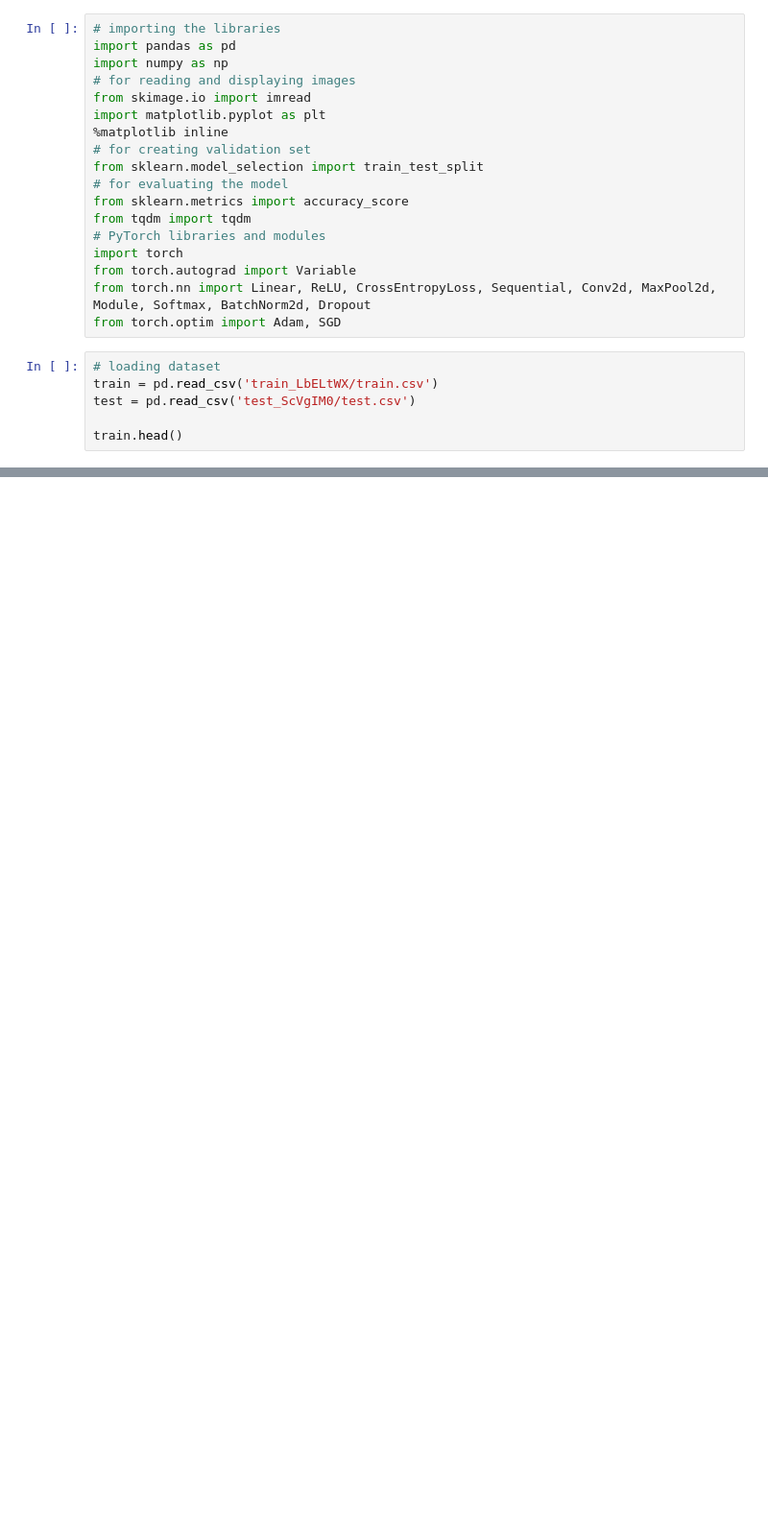
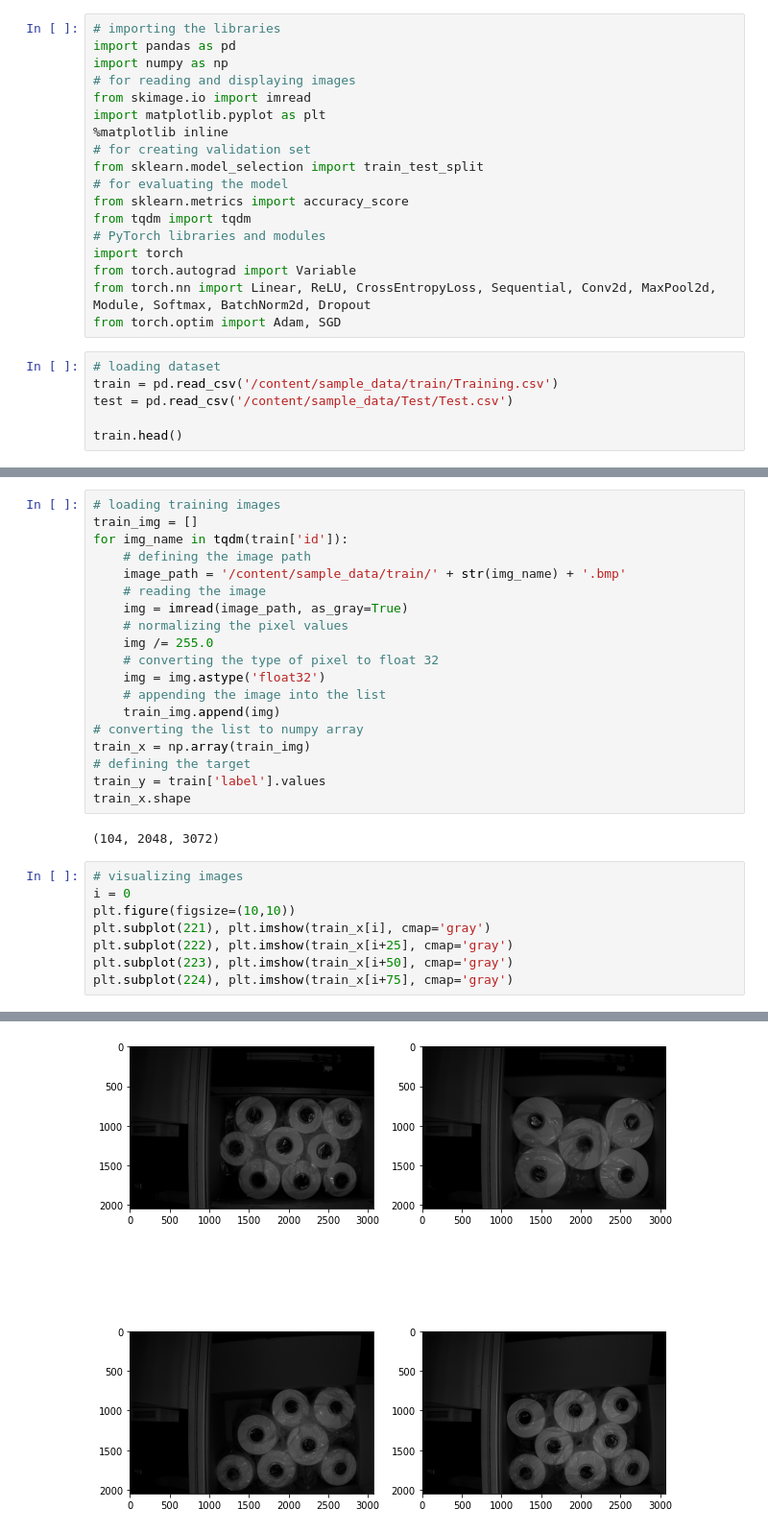
Before and after one commit to HmbGow/F360, a Jupyter notebook: Olá,_este_é_o_Colaboratory.ipynb, the cells around one changed output, grey strips where cells are left out. Shown at 96% size. Saved outputs shown, nothing was run; the diff lists cells and outputs as text; blank space fills up the shorter version.

```diff
--- a/Olá,_este_é_o_Colaboratory.ipynb
+++ b/Olá,_este_é_o_Colaboratory.ipynb
@@ -20,7 +20,7 @@ from torch.nn import Linear, ReLU, CrossEntropyLoss, Sequential, Conv2d, MaxPool
 from torch.optim import Adam, SGD
 # %%
 # loading dataset
-train = pd.read_csv('train_LbELtWX/train.csv')
-test = pd.read_csv('test_ScVgIM0/test.csv')
+train = pd.read_csv('/content/sample_data/train/Training.csv')
+test = pd.read_csv('/content/sample_data/Test/Test.csv')
 
 train.head()
@@ -26,0 +34,30 @@ train.head()
+# %%
+# loading training images
+train_img = []
+for img_name in tqdm(train['id']):
+    # defining the image path
+    image_path = '/content/sample_data/train/' + str(img_name) + '.bmp'
+    # reading the image
+    img = imread(image_path, as_gray=True)
+    # normalizing the pixel values
+    img /= 255.0
+    # converting the type of pixel to float 32
+    img = img.astype('float32')
+    # appending the image into the list
+    train_img.append(img)
+# converting the list to numpy array
+train_x = np.array(train_img)
+# defining the target
+train_y = train['label'].values
+train_x.shape
+# %% [output]
+(104, 2048, 3072)
+# %%
+# visualizing images
+i = 0
+plt.figure(figsize=(10,10))
+plt.subplot(221), plt.imshow(train_x[i], cmap='gray')
+plt.subplot(222), plt.imshow(train_x[i+25], cmap='gray')
+plt.subplot(223), plt.imshow(train_x[i+50], cmap='gray')
+plt.subplot(224), plt.imshow(train_x[i+75], cmap='gray')
+# %% [output]
@@ -26,0 +66 @@ train.head()
+[figure, added]
```
Also changed, not shown: parts of 2 cells of this notebook.
